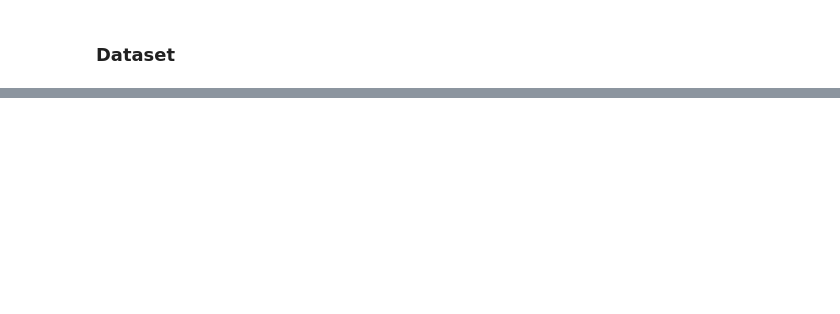
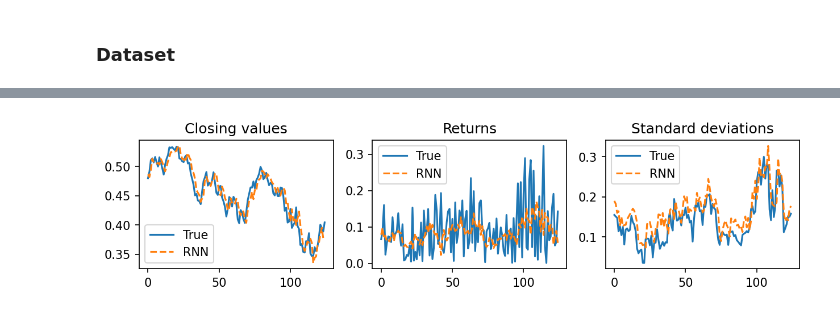
Before and after one commit to gittmp/sustainable-risk-modelling, a Jupyter notebook: Program/risk-forecasting.ipynb, the cells around one changed output, grey strips where cells are left out. Cells and saved outputs as stored; diff of their text form; code cells hidden in the pictures; blank space fills up the shorter version.

```diff
--- a/Program/risk-forecasting.ipynb
+++ b/Program/risk-forecasting.ipynb
@@ -349,0 +175,23 @@ def VaR(self, y, confidence_level=0.05):
+# %%
+rnn_pred = rnn_model.predict(X_test)
+
+fig, ax = plt.subplots(1, 3, figsize=(10, 2), dpi=150)
+
+ax[0].plot(y_test[:, 0], label='True')
+ax[0].plot(rnn_pred[:, 0], linestyle='--', label='RNN')
+ax[0].legend()
+ax[0].set(title='Closing values')
+
+ax[1].plot(y_test[:, 1], label='True')
+ax[1].plot(rnn_pred[:, 1], linestyle='--', label='RNN')
+ax[1].legend()
+ax[1].set(title='Returns')
+
+ax[2].plot(y_test[:, 2], label='True')
+ax[2].plot(rnn_pred[:, 2], linestyle='--', label='RNN')
+ax[2].legend()
+ax[2].set(title='Standard deviations')
+
+plt.show()
+# %% [output]
+[figure, added]
```
Also changed, not shown: parts of 13 cells of this notebook.
